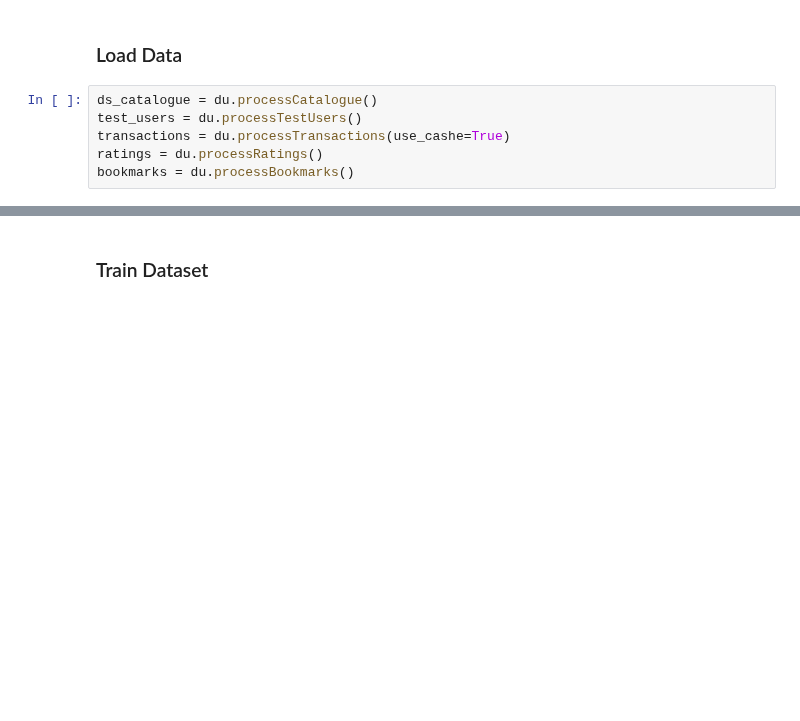
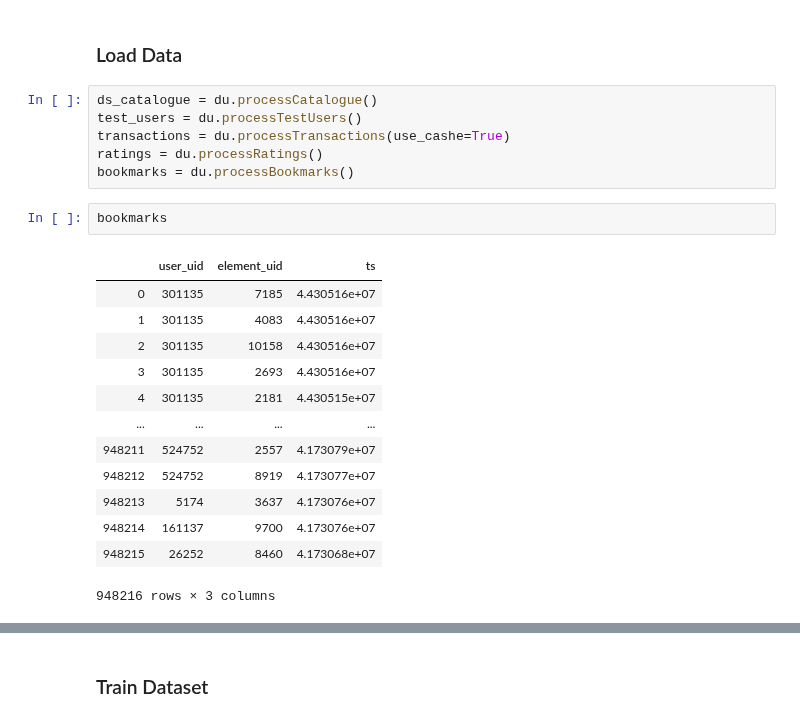
Before and after one commit to ml-workteam/ds-recommender-rekko-challenge, a Jupyter notebook: sandbox_als_recommender.ipynb, the cells around one changed output, grey strips where cells are left out. Drawn from its saved outputs; the diff is of its cells as text; blank space fills up the shorter version.

```diff
--- a/sandbox_als_recommender.ipynb
+++ b/sandbox_als_recommender.ipynb
@@ -42,3 +42,19 @@ test_users = du.processTestUsers()
 transactions = du.processTransactions(use_cashe=True)
 ratings = du.processRatings()
 bookmarks = du.processBookmarks()
+# %%
+bookmarks
+# %% [output]
+|  | user_uid | element_uid | ts |
+| 0 | 301135 | 7185 | 4.430516e+07 |
+| 1 | 301135 | 4083 | 4.430516e+07 |
+| 2 | 301135 | 10158 | 4.430516e+07 |
+| 3 | 301135 | 2693 | 4.430516e+07 |
+| 4 | 301135 | 2181 | 4.430515e+07 |
+| ... | ... | ... | ... |
+| 948211 | 524752 | 2557 | 4.173079e+07 |
+| 948212 | 524752 | 8919 | 4.173077e+07 |
+| 948213 | 5174 | 3637 | 4.173076e+07 |
+| 948214 | 161137 | 9700 | 4.173076e+07 |
+| 948215 | 26252 | 8460 | 4.173068e+07 |
+948216 rows × 3 columns
```
Also changed, not shown: parts of 4 cells of this notebook, 24 other files.
